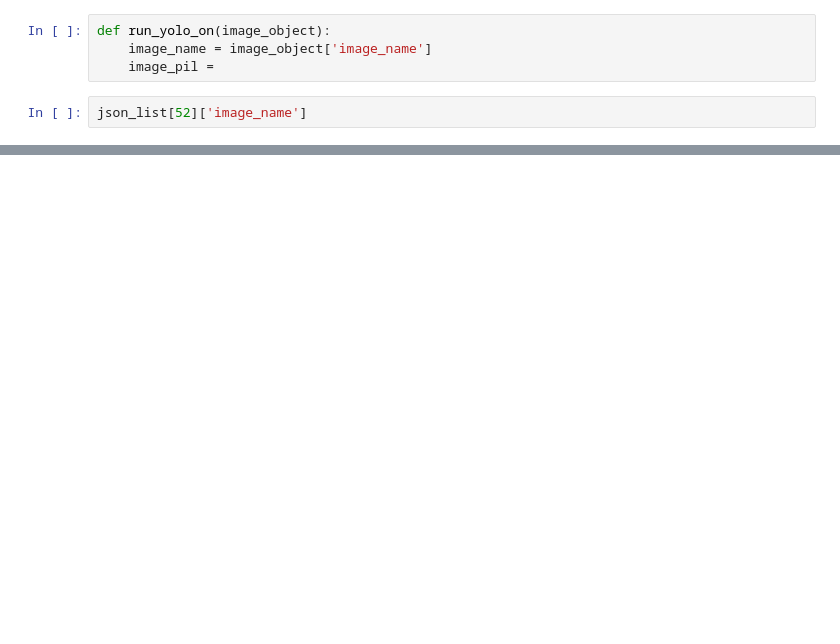
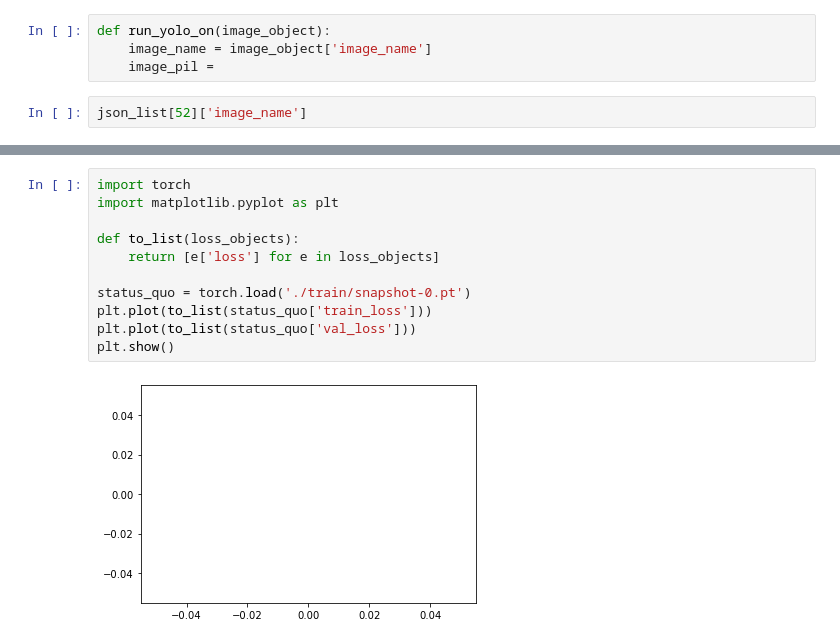
Before and after one commit to antduru/PoseDetection, a Jupyter notebook: graph_producer.ipynb, the cells around one changed output, grey strips where cells are left out. Cells and saved outputs as stored; diff of their text form; blank space fills up the shorter version.

```diff
--- a/graph_producer.ipynb
+++ b/graph_producer.ipynb
@@ -186,0 +198,13 @@ json_list[52]['image_name']
+# %%
+import torch
+import matplotlib.pyplot as plt
+
+def to_list(loss_objects):
+    return [e['loss'] for e in loss_objects]
+
+status_quo = torch.load('./train/snapshot-0.pt')
+plt.plot(to_list(status_quo['train_loss']))
+plt.plot(to_list(status_quo['val_loss']))
+plt.show()
+# %% [output]
+[figure, added]
```
Also changed, not shown: parts of 6 cells of this notebook, 3 other files.
